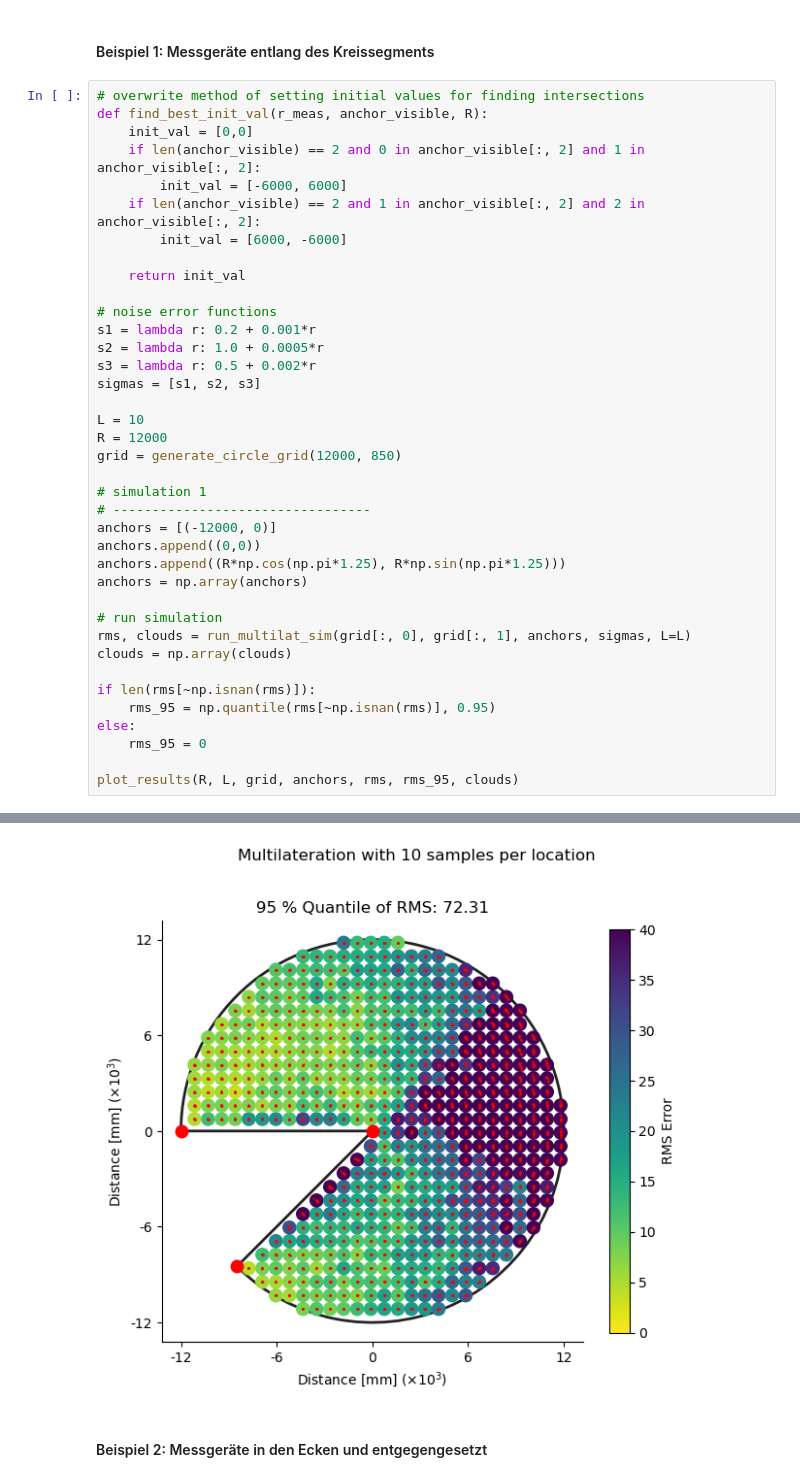
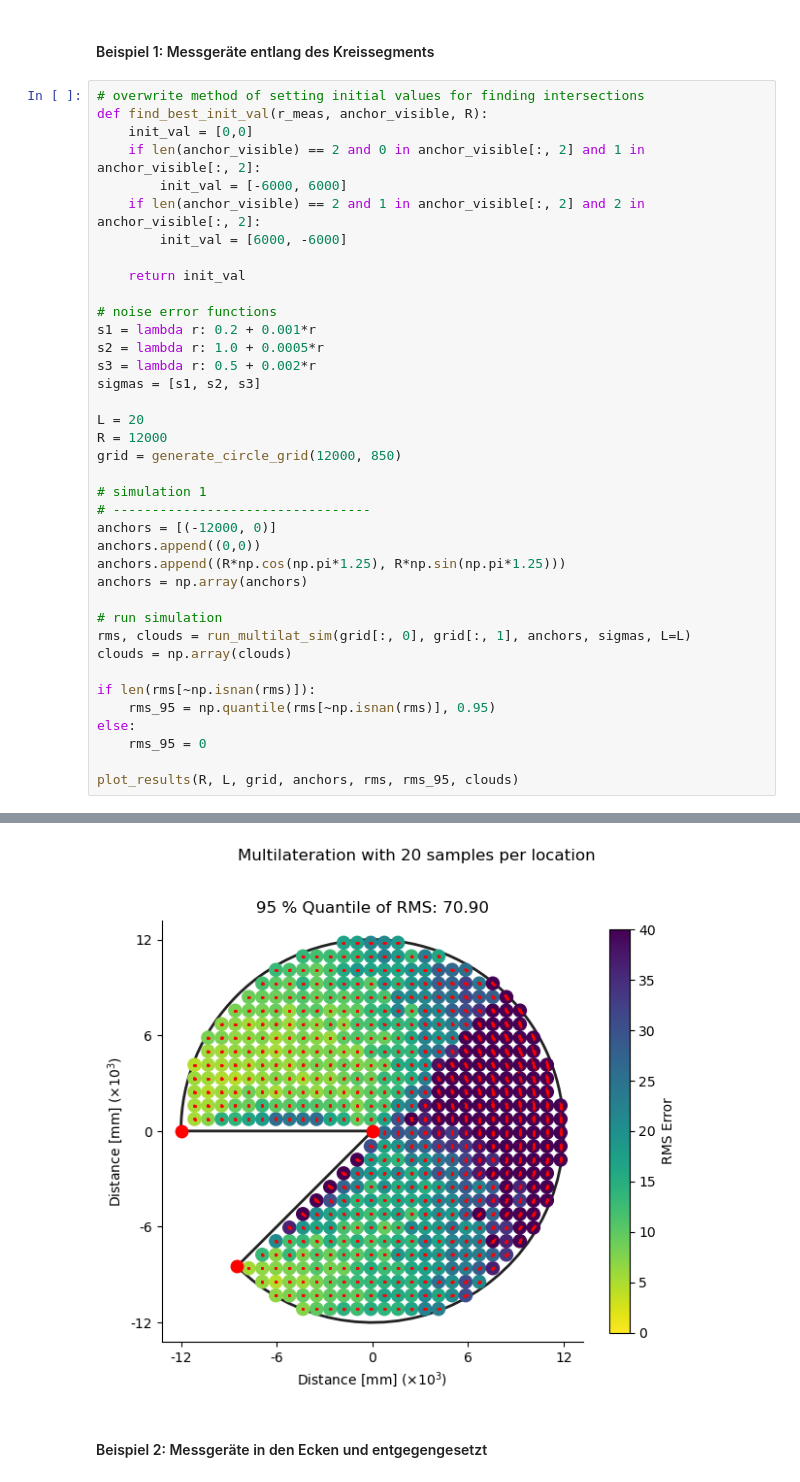
Before and after one commit to maximilian-nowak/modsim, a Jupyter notebook: projekt3_abgabe.ipynb, the cells around one changed output, grey strips where cells are left out. Cells and saved outputs as stored; diff of their text form.

```diff
--- a/projekt3_abgabe.ipynb
+++ b/projekt3_abgabe.ipynb
@@ -523,7 +523,7 @@ s2 = lambda r: 1.0 + 0.0005*r
 s3 = lambda r: 0.5 + 0.002*r
 sigmas = [s1, s2, s3]
 
-L = 10
+L = 20
 R = 12000
 grid = generate_circle_grid(12000, 850)
 
@@ -550,4 +550,4 @@ area pts: (534, 2)
-[figure, old version]
+[figure, new version]
 # %% [markdown]
 #### Beispiel 2: Messgeräte in den Ecken und entgegengesetzt
 # %%
```
Also changed, not shown: parts of 3 cells of this notebook.
